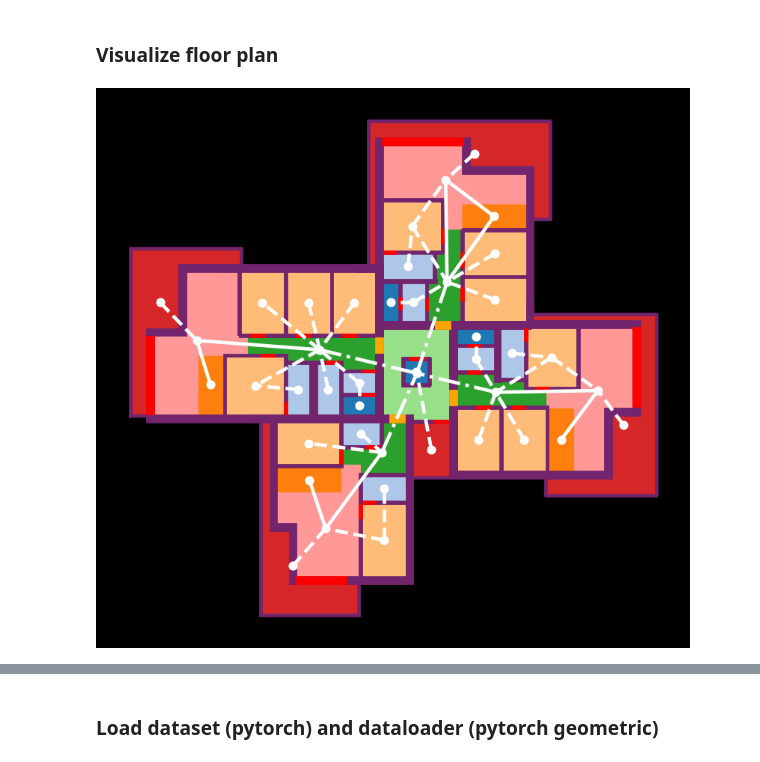
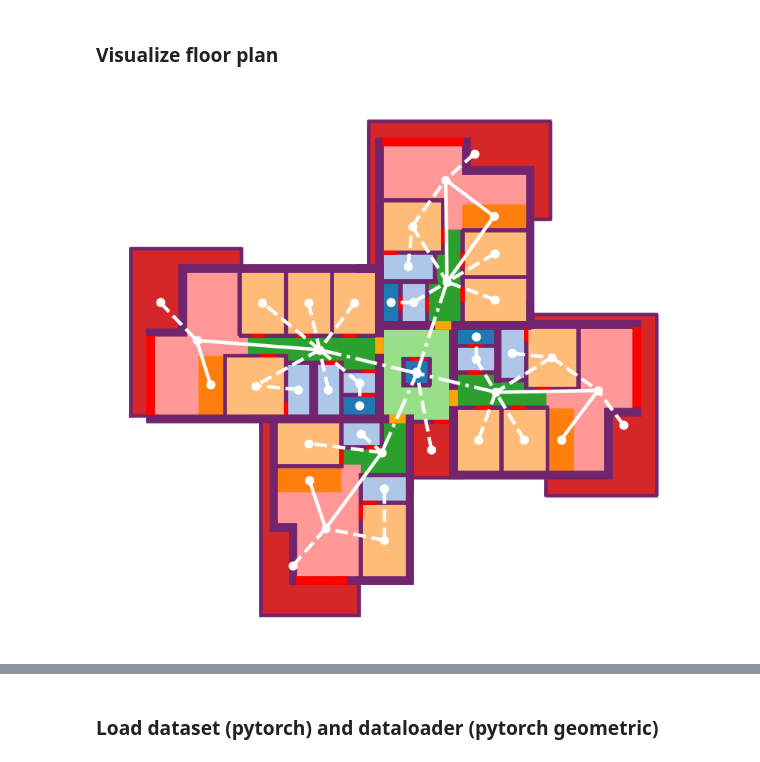
Before and after one commit to Haoranxia/Graph_ML_project, a Jupyter notebook: data-extraction.ipynb, the cells around one changed output, grey strips where cells are left out. Cells and saved outputs as stored; diff of their text form; code cells hidden in the pictures.

```diff
--- a/data-extraction.ipynb
+++ b/data-extraction.ipynb
@@ -333,32 +334,32 @@ def extract_info_nx(graph_nx):
     """
 
     g_walls = [Polygon(n) for n in graph_nx.graph["walls"]]
 
     x_geom = [Polygon(n) for _,n in graph_nx.nodes("geometry")]
     x_cat = [n for _, n in graph_nx.nodes("category")]
     x_pos = {n: np.array(graph_nx.nodes[n]["centroid"]) for n in graph_nx.nodes}
     x_colors = [np.array(cmap(SUBTYPES_NAMES.index(n))).reshape(1,4) for n in x_cat]
 
     e_doors = [Polygon(v["door_geometry"]) for _, _, v in graph_nx.edges(data=True) if v["connectivity"] == 'door']
     e_front = [Polygon(v["door_geometry"]) for _, _, v in graph_nx.edges(data=True) if v["connectivity"] == 'entrance']
 
     return g_walls, x_geom, x_cat, x_pos, x_colors, e_doors, e_front
 
 # // Extract walls, areas, area types, etc.
 walls, areas, area_types, pos, colors, doors, front_doors = extract_info_nx(graph_nx)
 
 # // Plot
 # setting
 fig, ax = plt.subplots(1, 1, figsize=(FS, FS))
-fig.set_facecolor('black')
+# fig.set_facecolor('black')
 cmap = get_cmap(colorset)
 edge_colors = ['white']*4
 _ = [ax.axis('off'), ax.axes.set_aspect('equal')]
 
 # geometry
 plot_floorplan(ax, areas, area_types, walls=walls, doors=[doors, front_doors], linewidth=FS/5, colorset=colorset)
 
 # graph
 plot_graph(graph_nx, ax, c_node='white', dw_edge=True, c_edge=edge_colors, pos=pos, node_size=FS*6, edge_size=FS/3)
 # %% [output]
-[figure, old version]
+[figure, new version]
```
Also changed, not shown: parts of 5 cells of this notebook.
